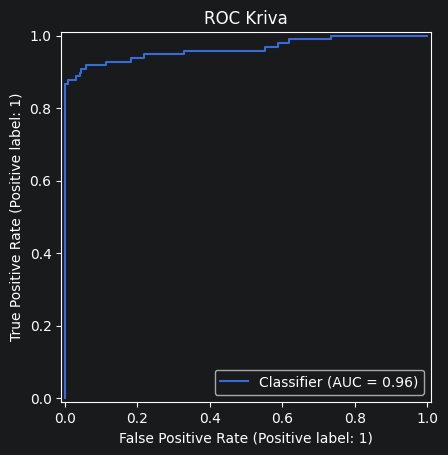
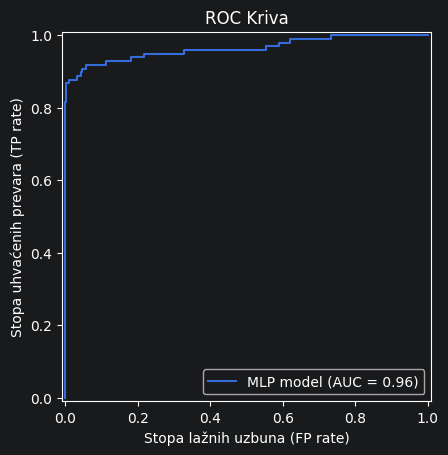
The notebook cell's code change between the first figure and the second:
--- before
+++ after
@@ -1,5 +1,10 @@
 print(f"AUC-ROC: {roc_auc_score(y_test, y_prob):.3f}")
 
-RocCurveDisplay.from_predictions(y_test, y_prob)
+RocCurveDisplay.from_predictions(
+    y_test, y_prob,
+    name='MLP model'
+)
 plt.title('ROC Kriva')
+plt.xlabel('Stopa lažnih uzbuna (FP rate)')
+plt.ylabel('Stopa uhvaćenih prevara (TP rate)')
 plt.show()

Commit: Dodate markdown celije u sve notebookove